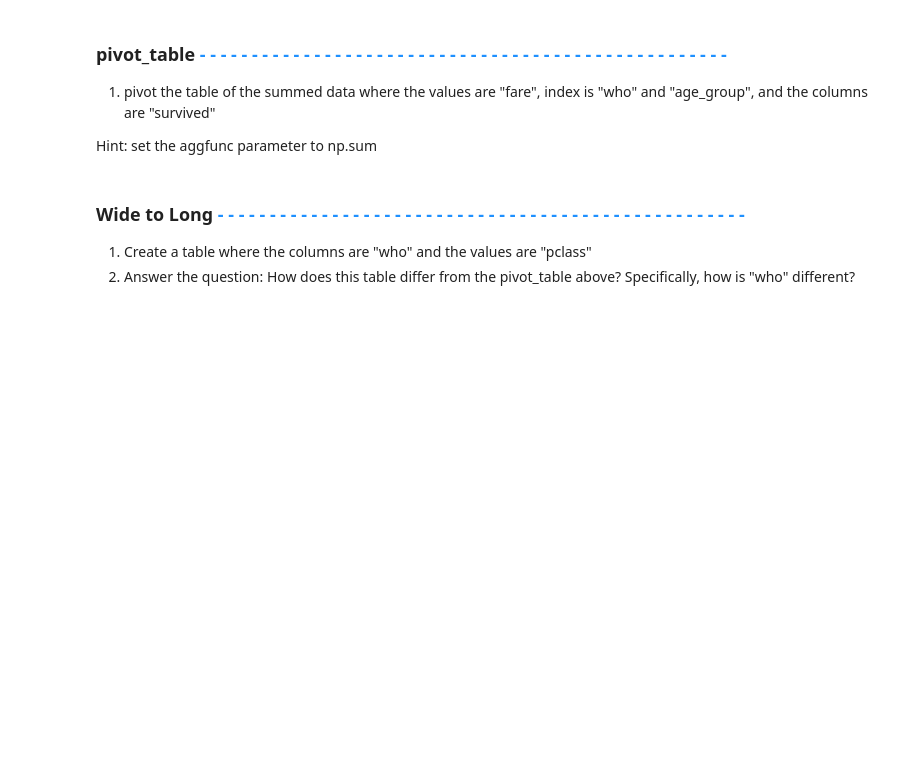
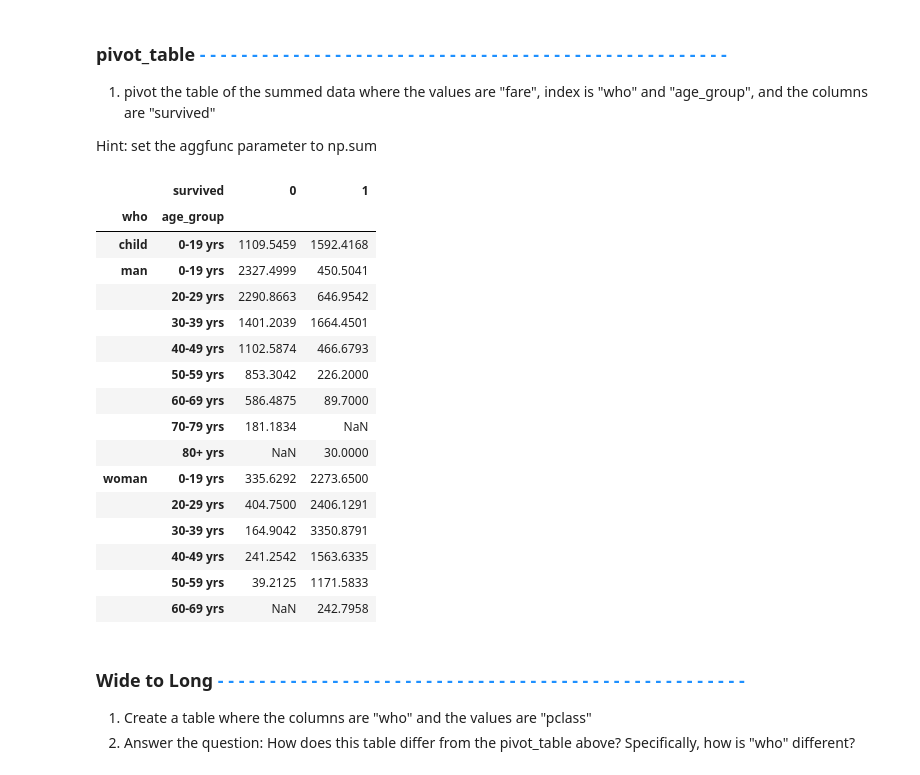
Before and after one commit to e3la/DataManipulation, a Jupyter notebook: DataManipulationWorkbook.ipynb, the cells around one changed output. Cells and saved outputs as stored; diff of their text form; code cells hidden in the pictures; blank space fills up the shorter version.

```diff
--- a/DataManipulationWorkbook.ipynb
+++ b/DataManipulationWorkbook.ipynb
@@ -473,8 +483,29 @@ Hint: set the aggfunc parameter to np.sum
 # %%
 # Code your pivot_table here:
 
+table = pd.pivot_table(data, values='fare', index=['who', 'age_group'], columns=['survived'], aggfunc=np.sum)
 
 # Run your table here:
+
+table
+# %% [output]
+|  | survived | 0 | 1 |
+| who | age_group |  |  |
+| child | 0-19 yrs | 1109.5459 | 1592.4168 |
+| man | 0-19 yrs | 2327.4999 | 450.5041 |
+|  | 20-29 yrs | 2290.8663 | 646.9542 |
+|  | 30-39 yrs | 1401.2039 | 1664.4501 |
+|  | 40-49 yrs | 1102.5874 | 466.6793 |
+|  | 50-59 yrs | 853.3042 | 226.2000 |
+|  | 60-69 yrs | 586.4875 | 89.7000 |
+|  | 70-79 yrs | 181.1834 | NaN |
+|  | 80+ yrs | NaN | 30.0000 |
+| woman | 0-19 yrs | 335.6292 | 2273.6500 |
+|  | 20-29 yrs | 404.7500 | 2406.1291 |
+|  | 30-39 yrs | 164.9042 | 3350.8791 |
+|  | 40-49 yrs | 241.2542 | 1563.6335 |
+|  | 50-59 yrs | 39.2125 | 1171.5833 |
+|  | 60-69 yrs | NaN | 242.7958 |
 # %% [markdown]
 ### Wide to Long <span style="color:dodgerblue;"> - - - - - - - - - - - - - - - - - - - - - - - - - - - - - - - - - - - - - - - - - - - - - - - - - - - </span>
 
```
Also changed, not shown: parts of 5 cells of this notebook.
